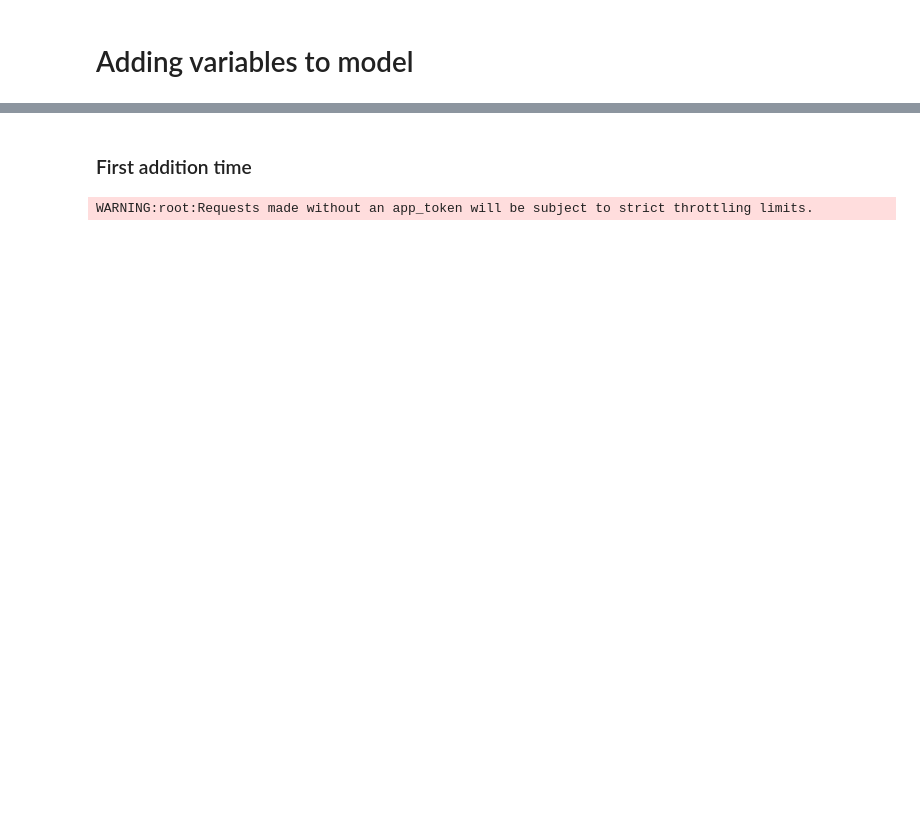
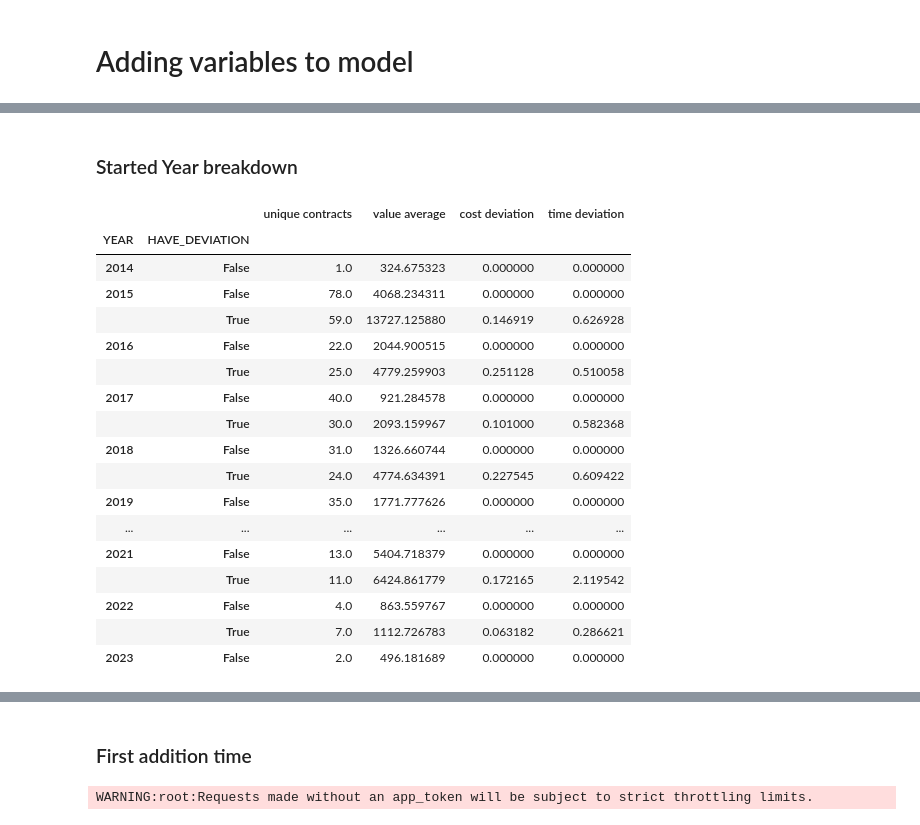
Before and after one commit to NicolasArrietaC/Cost-and-Time-Deviation-in-Colombian-Rural-Roads_extended_version, a Jupyter notebook: scripts/adding_variables_v1.ipynb, the cells around one changed output, grey strips where cells are left out. Drawn from its saved outputs; the diff is of its cells as text; code cells hidden in the pictures; blank space fills up the shorter version.

```diff
--- a/scripts/adding_variables_v1.ipynb
+++ b/scripts/adding_variables_v1.ipynb
@@ -27,0 +40,31 @@ procesos_secop_i_data['HAVE_DEVIATION'] = (procesos_secop_i_data['COST_DEVIATION
+# %%
+procesos_data = pd.read_csv(get_path('data', 'collected_obra_data.csv'),
+                 dtype = {'ID_ADJUDICACION': str},
+                 parse_dates=['START_DATE','CONTRACT_DATE'])
+
+procesos_secop_i_data = procesos_data[-procesos_data['GROUP'].str.contains('SECOP II')].copy()
+
+procesos_secop_i_data['HAVE_DEVIATION'] = (procesos_secop_i_data['COST_DEVIATION_NORM']  > 0) | (procesos_secop_i_data['TIME_DEVIATION'] > 0)
+procesos_secop_i_data['HAVE_DEVIATION_COST'] = procesos_secop_i_data['COST_DEVIATION_NORM']  > 0
+procesos_secop_i_data['HAVE_DEVIATION_TIME'] = procesos_secop_i_data['TIME_DEVIATION']  > 0
+
+#Summary
+def summary(x):
+    data = {}
+
+    data['unique contracts'] = x['CONTRACT_ID'].size
+    data['value average'] = x['CONTRACT_VALUE_NORM'].mean()
+    data['cost deviation'] = x['COST_DEVIATION_NORM'].mean()
+    data['time duration avg'] = x['ORIGINAL_DEADLINE'].mean()
+    data['time deviation'] = x['TIME_DEVIATION'].mean()
+
+    return pd.Series(data)
+
+# Impression
+print("Project with Time/Cost Adition")
+print("Both Adition 235 (47%)")
+print("Cost Adition 144 (29%)")
+print("Time Adition 203 (40%)")
+variables = ['HAVE_DEVIATION','HAVE_DEVIATION_COST','HAVE_DEVIATION_TIME']
+procesos_secop_i_data.groupby(variables)[variables].size()
+procesos_secop_i_data.groupby(variables).apply(summary)
@@ -27,0 +222,23 @@ procesos_secop_i_data['HAVE_DEVIATION'] = (procesos_secop_i_data['COST_DEVIATION
+# %% [markdown]
+### Started Year breakdown
+# %%
+procesos_secop_i_data.groupby(['YEAR', 'HAVE_DEVIATION']).apply(summary)
+# %% [output]
+|  |  | unique contracts | value average | cost deviation | time deviation |
+| YEAR | HAVE_DEVIATION |  |  |  |  |
+| 2014 | False | 1.0 | 324.675323 | 0.000000 | 0.000000 |
+| 2015 | False | 78.0 | 4068.234311 | 0.000000 | 0.000000 |
+|  | True | 59.0 | 13727.125880 | 0.146919 | 0.626928 |
+| 2016 | False | 22.0 | 2044.900515 | 0.000000 | 0.000000 |
+|  | True | 25.0 | 4779.259903 | 0.251128 | 0.510058 |
+| 2017 | False | 40.0 | 921.284578 | 0.000000 | 0.000000 |
+|  | True | 30.0 | 2093.159967 | 0.101000 | 0.582368 |
+| 2018 | False | 31.0 | 1326.660744 | 0.000000 | 0.000000 |
+|  | True | 24.0 | 4774.634391 | 0.227545 | 0.609422 |
+| 2019 | False | 35.0 | 1771.777626 | 0.000000 | 0.000000 |
+| ... | ... | ... | ... | ... | ... |
+| 2021 | False | 13.0 | 5404.718379 | 0.000000 | 0.000000 |
+|  | True | 11.0 | 6424.861779 | 0.172165 | 2.119542 |
+| 2022 | False | 4.0 | 863.559767 | 0.000000 | 0.000000 |
+|  | True | 7.0 | 1112.726783 | 0.063182 | 0.286621 |
+| 2023 | False | 2.0 | 496.181689 | 0.000000 | 0.000000 |
```
Also changed, not shown: parts of 46 cells of this notebook, 17 other files.
